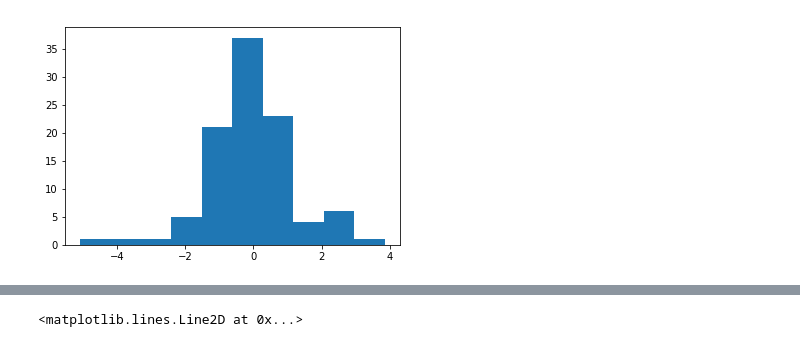
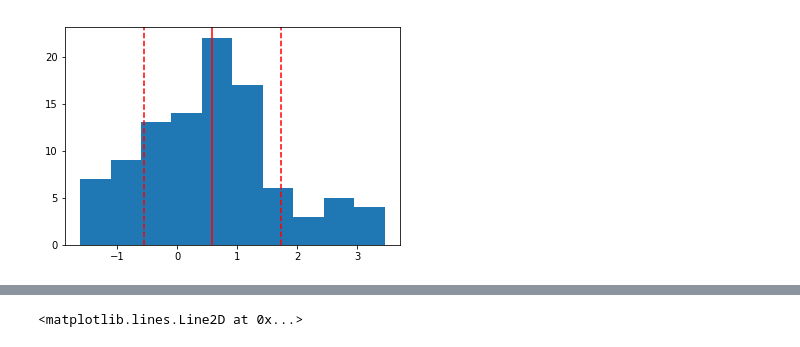
Before and after one commit to Schmidt8181/Unit-3-Lesson-3.4-V2, a Jupyter notebook: Unit 3 Lesson 3.4.ipynb, the cells around one changed output, grey strips where cells are left out. Saved outputs shown, nothing was run; the diff lists cells and outputs as text; code cells hidden in the pictures.

```diff
--- a/Unit 3 Lesson 3.4.ipynb
+++ b/Unit 3 Lesson 3.4.ipynb
@@ -27,6 +18,11 @@ plt.show()
-# %%
-laplace = pd.DataFrame({'rand':np.random.laplace(0, 1, 100)})
-plt.hist(laplace['rand'])
-plt.show()
-# %% [output]
-[figure, removed]
+# %%
+gumbel = np.random.gumbel(0, 1, 100)
+plt.hist(gumbel)
+mean = np.mean(gumbel)
+st_dev = np.std(gumbel)
+plt.axvline(x=mean, color='red')
+plt.axvline(x=(mean + st_dev), color='red', linestyle='--')
+plt.axvline(x=(mean - st_dev), color='red', linestyle='--')
+plt.show()
+# %% [output]
+[figure, added]
```
Also changed, not shown: parts of 9 cells of this notebook.
